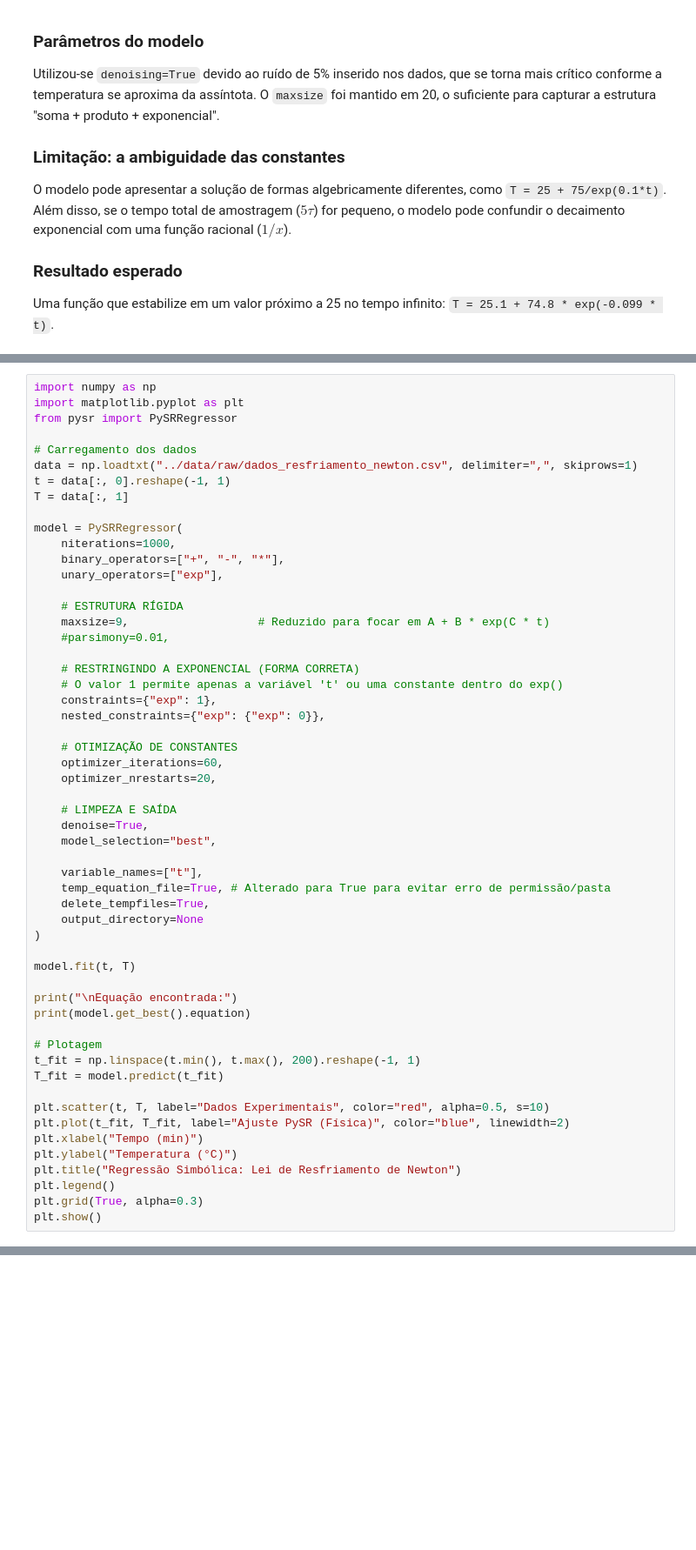
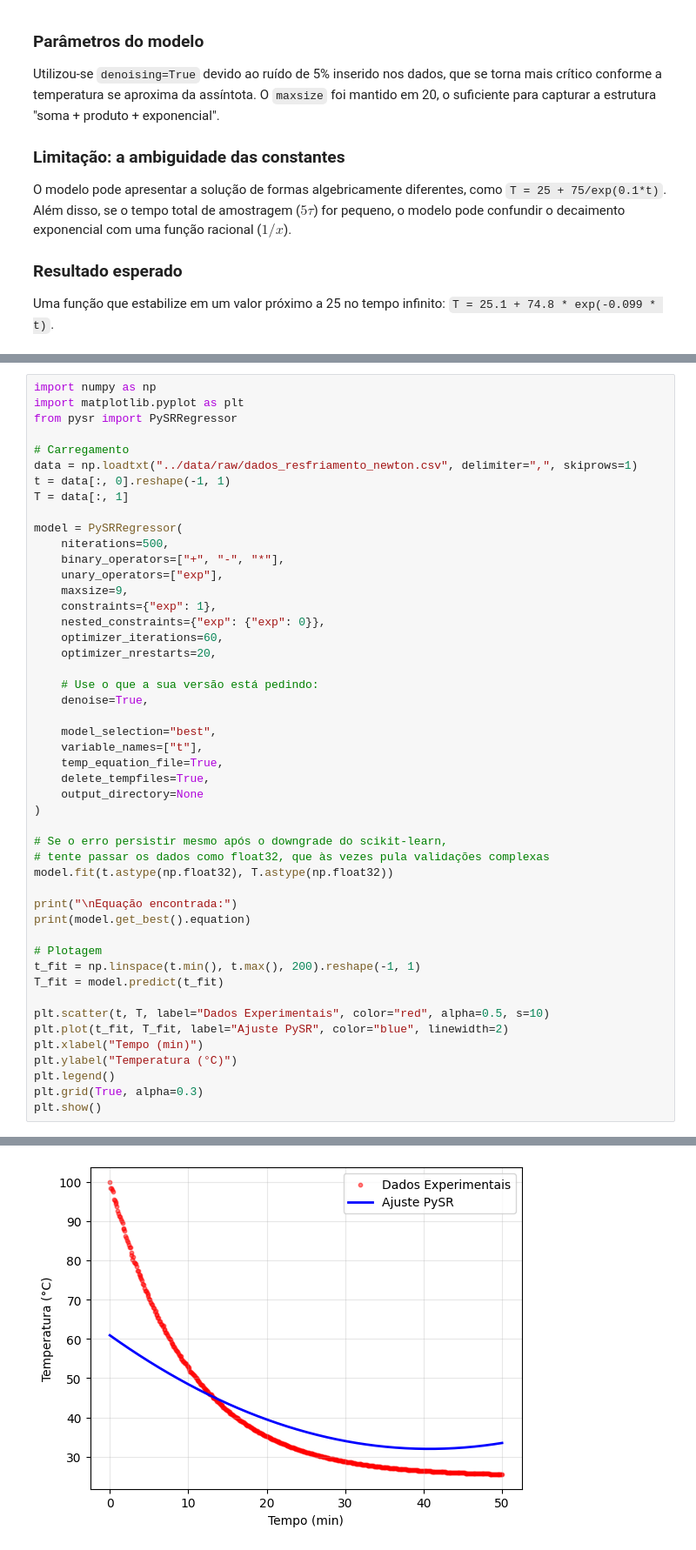
Before and after one commit to LuizCastr0/symbolic_regression_physics, a Jupyter notebook: notebooks/02_symbolic_regression.ipynb, the cells around one changed output, grey strips where cells are left out. Shown at 87% size. Saved outputs shown, nothing was run; the diff lists cells and outputs as text; blank space fills up the shorter version.

```diff
--- a/notebooks/02_symbolic_regression.ipynb
+++ b/notebooks/02_symbolic_regression.ipynb
@@ -282,40 +346,34 @@ import numpy as np
 import matplotlib.pyplot as plt
 from pysr import PySRRegressor
 
-# Carregamento dos dados
+# Carregamento
 data = np.loadtxt("../data/raw/dados_resfriamento_newton.csv", delimiter=",", skiprows=1)
 t = data[:, 0].reshape(-1, 1)
 T = data[:, 1]
 
 model = PySRRegressor(
-    niterations=1000,
+    niterations=500,
     binary_operators=["+", "-", "*"],
     unary_operators=["exp"],
-
-    # ESTRUTURA RÍGIDA
-    maxsize=9,                   # Reduzido para focar em A + B * exp(C * t)
-    #parsimony=0.01,
-
-    # RESTRINGINDO A EXPONENCIAL (FORMA CORRETA)
-    # O valor 1 permite apenas a variável 't' ou uma constante dentro do exp()
+    maxsize=9,
     constraints={"exp": 1},
     nested_constraints={"exp": {"exp": 0}},
-
-    # OTIMIZAÇÃO DE CONSTANTES
     optimizer_iterations=60,
     optimizer_nrestarts=20,
 
-    # LIMPEZA E SAÍDA
+    # Use o que a sua versão está pedindo:
     denoise=True,
+
     model_selection="best",
-
     variable_names=["t"],
-    temp_equation_file=True, # Alterado para True para evitar erro de permissão/pasta
+    temp_equation_file=True,
     delete_tempfiles=True,
     output_directory=None
 )
 
-model.fit(t, T)
+# Se o erro persistir mesmo após o downgrade do scikit-learn,
+# tente passar os dados como float32, que às vezes pula validações complexas
+model.fit(t.astype(np.float32), T.astype(np.float32))
 
 print("\nEquação encontrada:")
 print(model.get_best().equation)
@@ -325,10 +383,9 @@ t_fit = np.linspace(t.min(), t.max(), 200).reshape(-1, 1)
 T_fit = model.predict(t_fit)
 
 plt.scatter(t, T, label="Dados Experimentais", color="red", alpha=0.5, s=10)
-plt.plot(t_fit, T_fit, label="Ajuste PySR (Física)", color="blue", linewidth=2)
+plt.plot(t_fit, T_fit, label="Ajuste PySR", color="blue", linewidth=2)
 plt.xlabel("Tempo (min)")
 plt.ylabel("Temperatura (°C)")
-plt.title("Regressão Simbólica: Lei de Resfriamento de Newton")
 plt.legend()
 plt.grid(True, alpha=0.3)
 plt.show()
@@ -353,0 +415 @@ Press 'q' and then <enter> to stop execution early.
+[figure, added]
```
Also changed, not shown: parts of 6 cells of this notebook, 4 other files.
